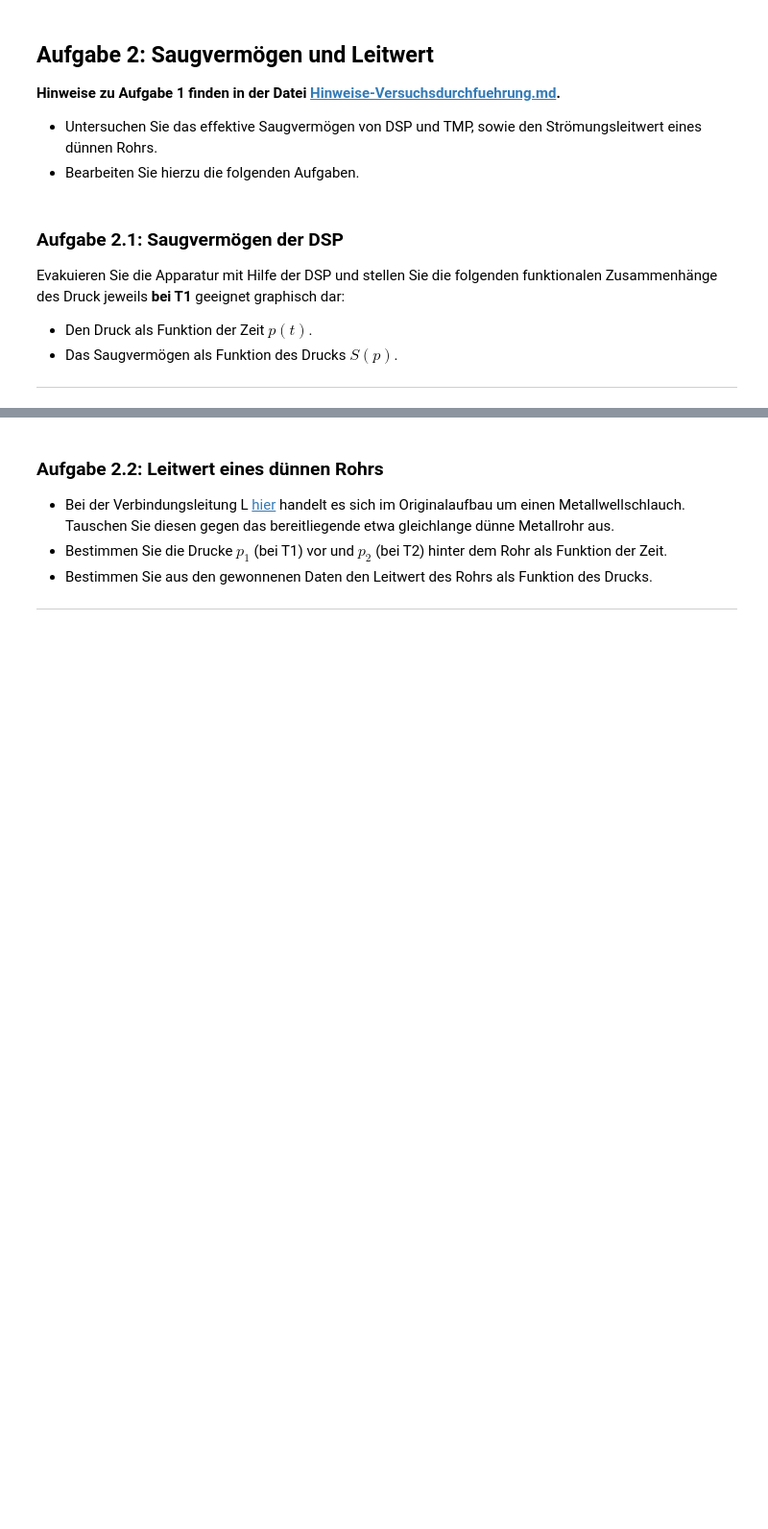
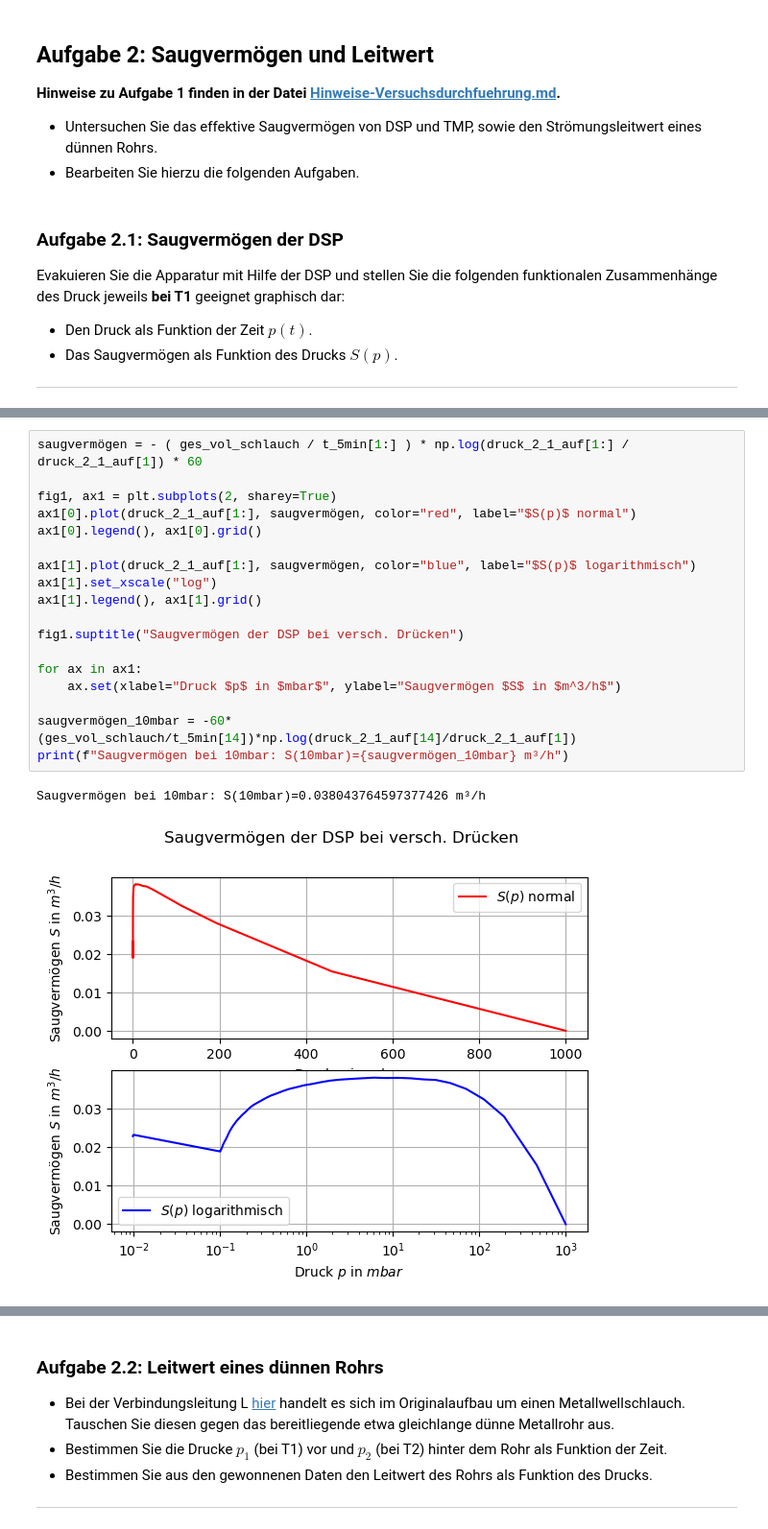
Before and after one commit to MRNock04/P2, a Jupyter notebook: Vakuum/Vakuum.ipynb, the cells around one changed output, grey strips where cells are left out. Shown at 96% size. Drawn from its saved outputs; the diff is of its cells as text; blank space fills up the shorter version.

```diff
--- a/Vakuum/Vakuum.ipynb
+++ b/Vakuum/Vakuum.ipynb
@@ -190,0 +227,21 @@ ax[1].errorbar(zeit_2_1, np.log(druck_2_1_auf), yerr=(druck_2_1_auf*druck_2_1_st
+# %%
+saugvermögen = - ( ges_vol_schlauch / t_5min[1:] ) * np.log(druck_2_1_auf[1:] / druck_2_1_auf[1]) * 60
+
+fig1, ax1 = plt.subplots(2, sharey=True)
+ax1[0].plot(druck_2_1_auf[1:], saugvermögen, color="red", label="$S(p)$ normal")
+ax1[0].legend(), ax1[0].grid()
+
+ax1[1].plot(druck_2_1_auf[1:], saugvermögen, color="blue", label="$S(p)$ logarithmisch")
+ax1[1].set_xscale("log")
+ax1[1].legend(), ax1[1].grid()
+
+fig1.suptitle("Saugvermögen der DSP bei versch. Drücken")
+
+for ax in ax1:
+    ax.set(xlabel="Druck $p$ in $mbar$", ylabel="Saugvermögen $S$ in $m^3/h$")
+
+saugvermögen_10mbar = -60*(ges_vol_schlauch/t_5min[14])*np.log(druck_2_1_auf[14]/druck_2_1_auf[1])
+print(f"Saugvermögen bei 10mbar: S(10mbar)={saugvermögen_10mbar} m³/h")
+# %% [output]
+Saugvermögen bei 10mbar: S(10mbar)=0.038043764597377426 m³/h
+[figure, added]
```
Also changed, not shown: parts of 25 cells of this notebook.
